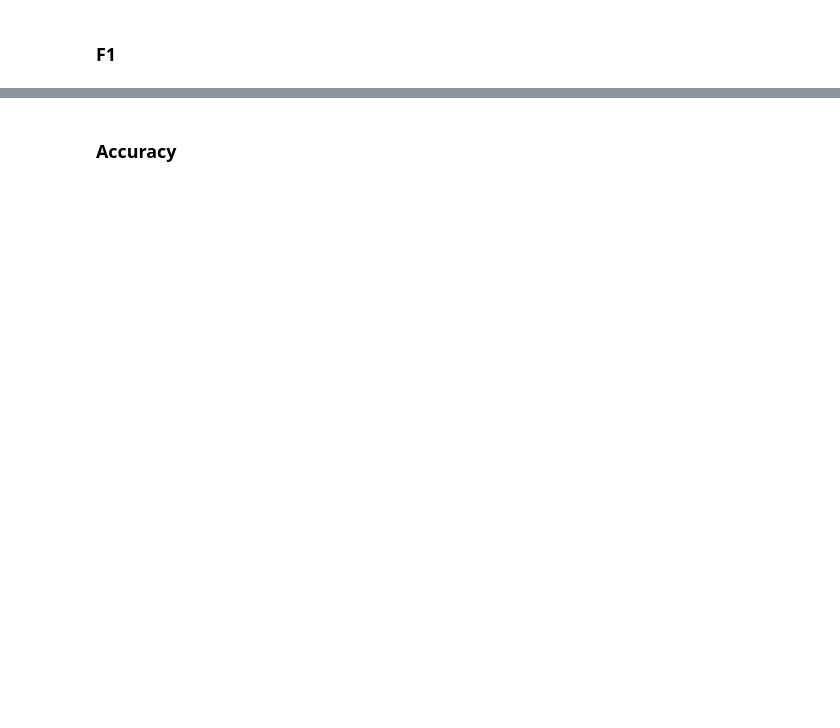
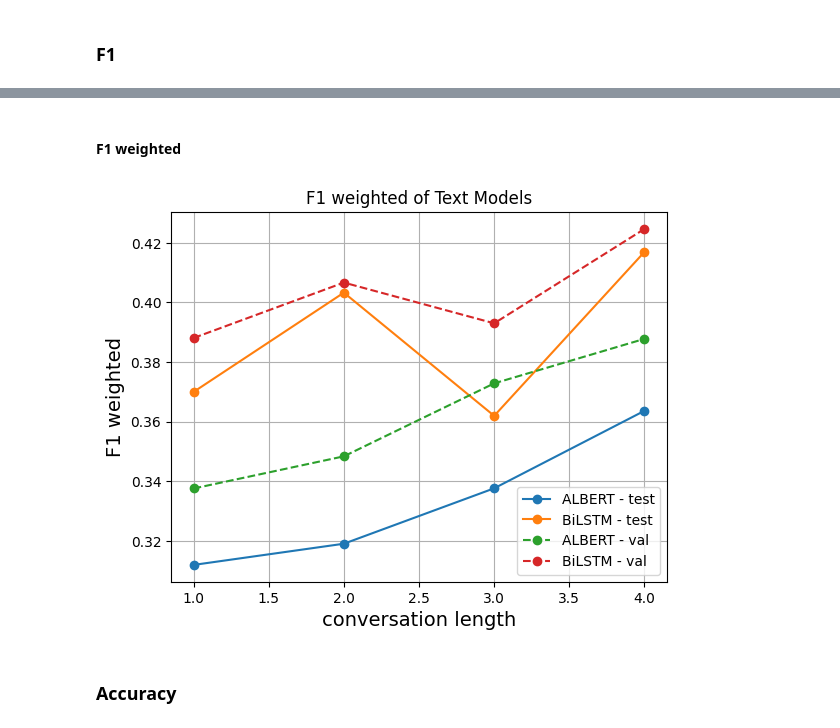
Before and after one commit to eskinderit/A-comparison-of-small-and-large-uni-multi-modal-language-models-for-sentiment-analysis-, a Jupyter notebook: Result Visualization.ipynb, the cells around one changed output, grey strips where cells are left out. Drawn from its saved outputs; the diff is of its cells as text; code cells hidden in the pictures; blank space fills up the shorter version.

Commit message:
All audio and text models are now included
Additional test to be done on
- anomalous values (quantile length, f1 for BiLSTM)
- adding length to Wav2Vec (if possible?) same for Albert

```diff
--- a/Result Visualization.ipynb
+++ b/Result Visualization.ipynb
@@ -73,21 +73,25 @@ NameError: name 'albert_results' is not defined
+# %% [markdown]
+#### F1 weighted
 # %%
 albert_f1_weighted_test = [i.test_f1_weighted for i in albert_results]
 text_bilstm_f1_weighted_test = [i.test_f1_weighted for i in text_bilstm_results]
 albert_f1_weighted_val = [i.val_f1_weighted for i in albert_results]
 text_bilstm_f1_weighted_val = [i.val_f1_weighted for i in text_bilstm_results]
 albert_convlen = [i.conv_length for i in albert_results]
 
 ## F1 weighted depending on conversation length
-plt.plot(albert_convlen, albert_f1_weighted_test, label='ALBERT - test')
-plt.plot(albert_convlen, text_bilstm_f1_weighted_test , label='BiLSTM - test')
-plt.plot(albert_convlen, albert_f1_weighted_val, linestyle='--', label='ALBERT - val')
-plt.plot(albert_convlen, text_bilstm_f1_weighted_val, linestyle='--', label='BiLSTM - val')
+plt.plot(albert_convlen, albert_f1_weighted_test, marker='o', label='ALBERT - test')
+plt.plot(albert_convlen, text_bilstm_f1_weighted_test, marker='o', label='BiLSTM - test')
+plt.plot(albert_convlen, albert_f1_weighted_val, linestyle='--', marker='o', label='ALBERT - val')
+plt.plot(albert_convlen, text_bilstm_f1_weighted_val, linestyle='--', marker='o', label='BiLSTM - val')
 plt.ylabel('F1 weighted', fontsize=14)
 plt.xlabel('conversation length', fontsize=14)
 plt.title('F1 weighted of Text Models')
 plt.grid()
 plt.legend()
 plt.show()
+# %% [output]
+[figure, added]
 # %% [markdown]
 ### Accuracy
 # %%
```
Also changed, not shown: parts of 15 cells of this notebook.
